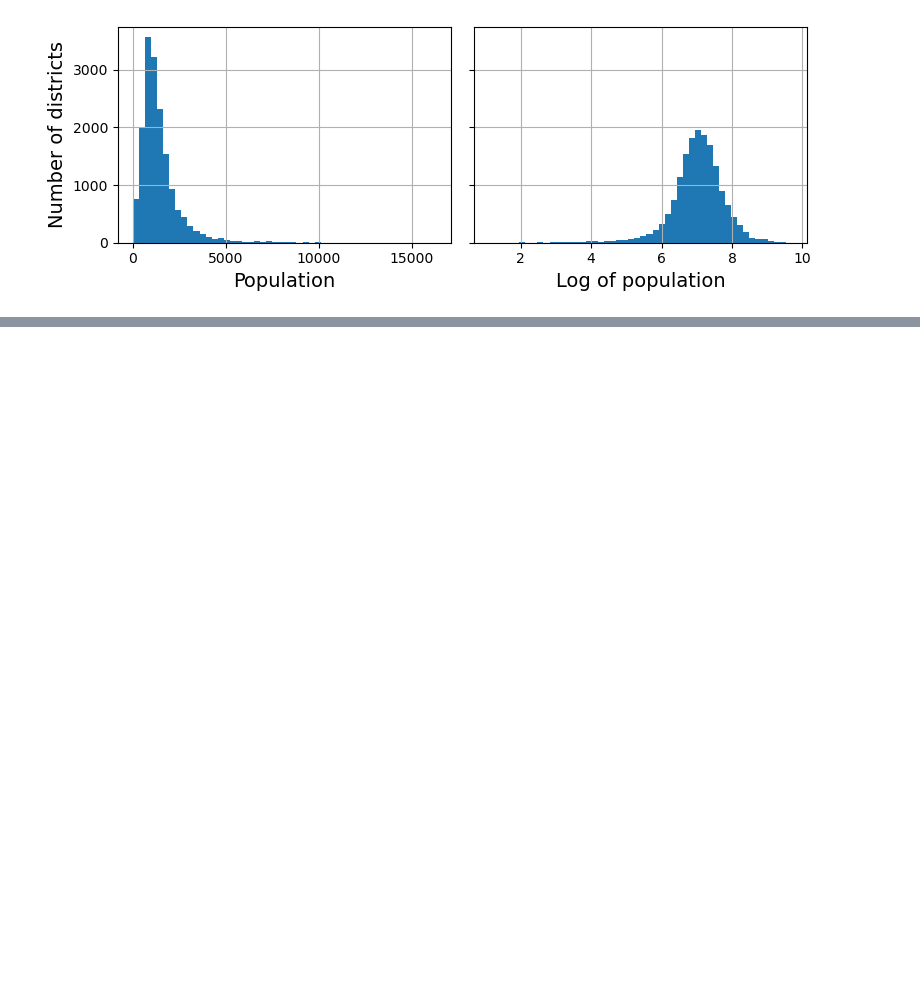
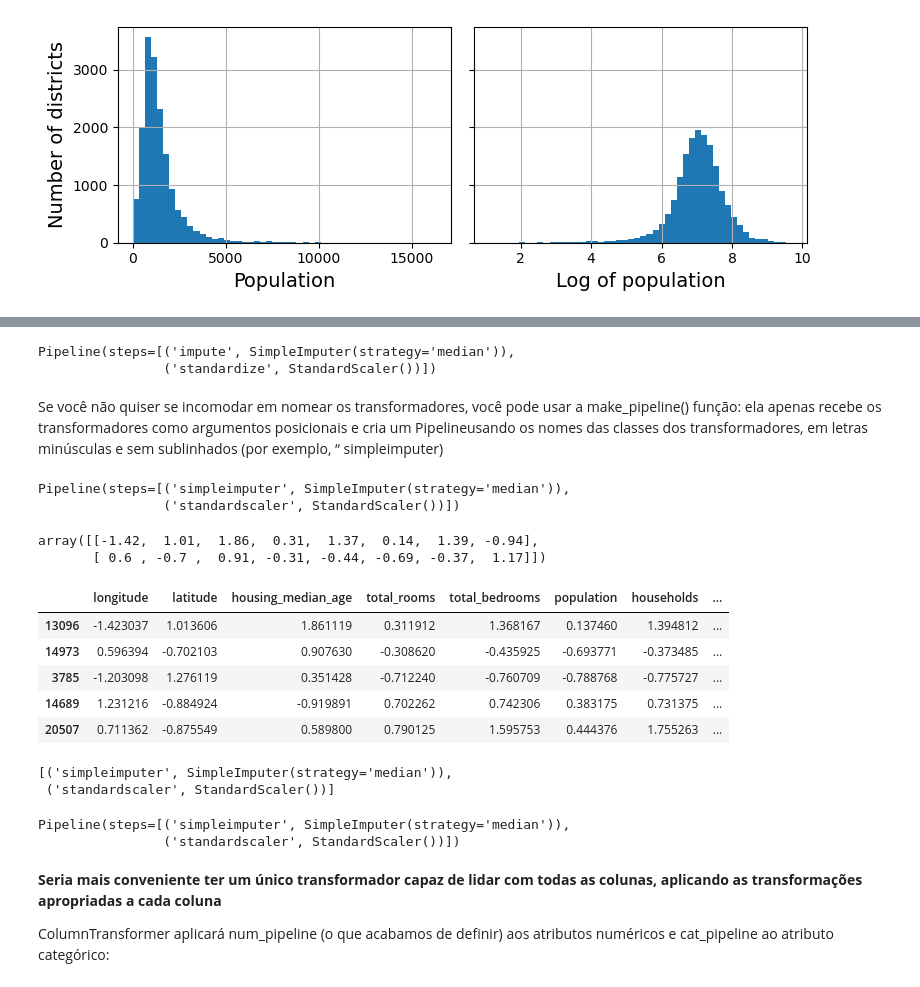
Before and after one commit to hsdanield/machine-learning, a Jupyter notebook: lab-ml/2-end-to-end-ml-project/02_end_to_end_ml_project.ipynb, the cells around one changed output, grey strips where cells are left out. Drawn from its saved outputs; the diff is of its cells as text; code cells hidden in the pictures; blank space fills up the shorter version.

```diff
--- a/lab-ml/2-end-to-end-ml-project/end_to_end_ml_project.ipynb
+++ b/lab-ml/2-end-to-end-ml-project/02_end_to_end_ml_project.ipynb
@@ -687,0 +952,67 @@ plt.show()
+# %%
+from sklearn.pipeline import Pipeline
+from sklearn.impute import SimpleImputer
+
+# Comando para mostrar sklearn como disgram
+sklearn.set_config(display="diagram")
+
+num_pipeline = Pipeline([
+    ("impute", SimpleImputer(strategy="median")),
+    ("standardize", StandardScaler()),
+])
+
+num_pipeline
+# %% [output]
+Pipeline(steps=[('impute', SimpleImputer(strategy='median')),
+                ('standardize', StandardScaler())])
+# %% [markdown]
+<p>Se você não quiser se incomodar em nomear os transformadores, você pode usar a make_pipeline() função: ela apenas recebe os transformadores como argumentos posicionais
+e cria um Pipelineusando os nomes das classes dos transformadores, em letras minúsculas e sem sublinhados (por exemplo, “ simpleimputer)</p>
+# %%
+from sklearn.pipeline import make_pipeline
+
+num_pipeline = make_pipeline(SimpleImputer(
+    strategy="median"), StandardScaler())
+# %%
+from sklearn import set_config
+
+set_config(display="dict")
+
+num_pipeline
+# %% [output]
+Pipeline(steps=[('simpleimputer', SimpleImputer(strategy='median')),
+                ('standardscaler', StandardScaler())])
+# %%
+# Utilizando o pipeline
+housing_num_prepared = num_pipeline.fit_transform(housing_num)
+housing_num_prepared[:2].round(2)
+# %% [output]
+array([[-1.42,  1.01,  1.86,  0.31,  1.37,  0.14,  1.39, -0.94],
+       [ 0.6 , -0.7 ,  0.91, -0.31, -0.44, -0.69, -0.37,  1.17]])
+# %%
+# Recuperar um DataFrame, pode usar o método get_feature_names_out() do pipeline:
+df_housing_num_prepared = pd.DataFrame(
+    housing_num_prepared, columns=num_pipeline.get_feature_names_out(),
+    index=housing_num.index)
+df_housing_num_prepared.head()
+# %% [output]
+|  | longitude | latitude | housing_median_age | total_rooms | total_bedrooms | population | households | ... |
+| 13096 | -1.423037 | 1.013606 | 1.861119 | 0.311912 | 1.368167 | 0.137460 | 1.394812 | ... |
+| 14973 | 0.596394 | -0.702103 | 0.907630 | -0.308620 | -0.435925 | -0.693771 | -0.373485 | ... |
+| 3785 | -1.203098 | 1.276119 | 0.351428 | -0.712240 | -0.760709 | -0.788768 | -0.775727 | ... |
+| 14689 | 1.231216 | -0.884924 | -0.919891 | 0.702262 | 0.742306 | 0.383175 | 0.731375 | ... |
+| 20507 | 0.711362 | -0.875549 | 0.589800 | 0.790125 | 1.595753 | 0.444376 | 1.755263 | ... |
+# %%
+num_pipeline.steps
+# %% [output]
+[('simpleimputer', SimpleImputer(strategy='median')),
+ ('standardscaler', StandardScaler())]
+# %%
+# Setar/Mudar estimador pipeline
+num_pipeline.set_params(simpleimputer__strategy="median")
+# %% [output]
+Pipeline(steps=[('simpleimputer', SimpleImputer(strategy='median')),
+                ('standardscaler', StandardScaler())])
+# %% [markdown]
+<b>Seria mais conveniente ter um único transformador capaz de lidar com todas as colunas, aplicando as transformações apropriadas a cada coluna</b>
+<p> ColumnTransformer  aplicará num_pipeline (o que acabamos de definir) aos atributos numéricos e cat_pipeline ao atributo categórico:</p>
```
Also changed, not shown: parts of 63 cells of this notebook, 2 other files.
